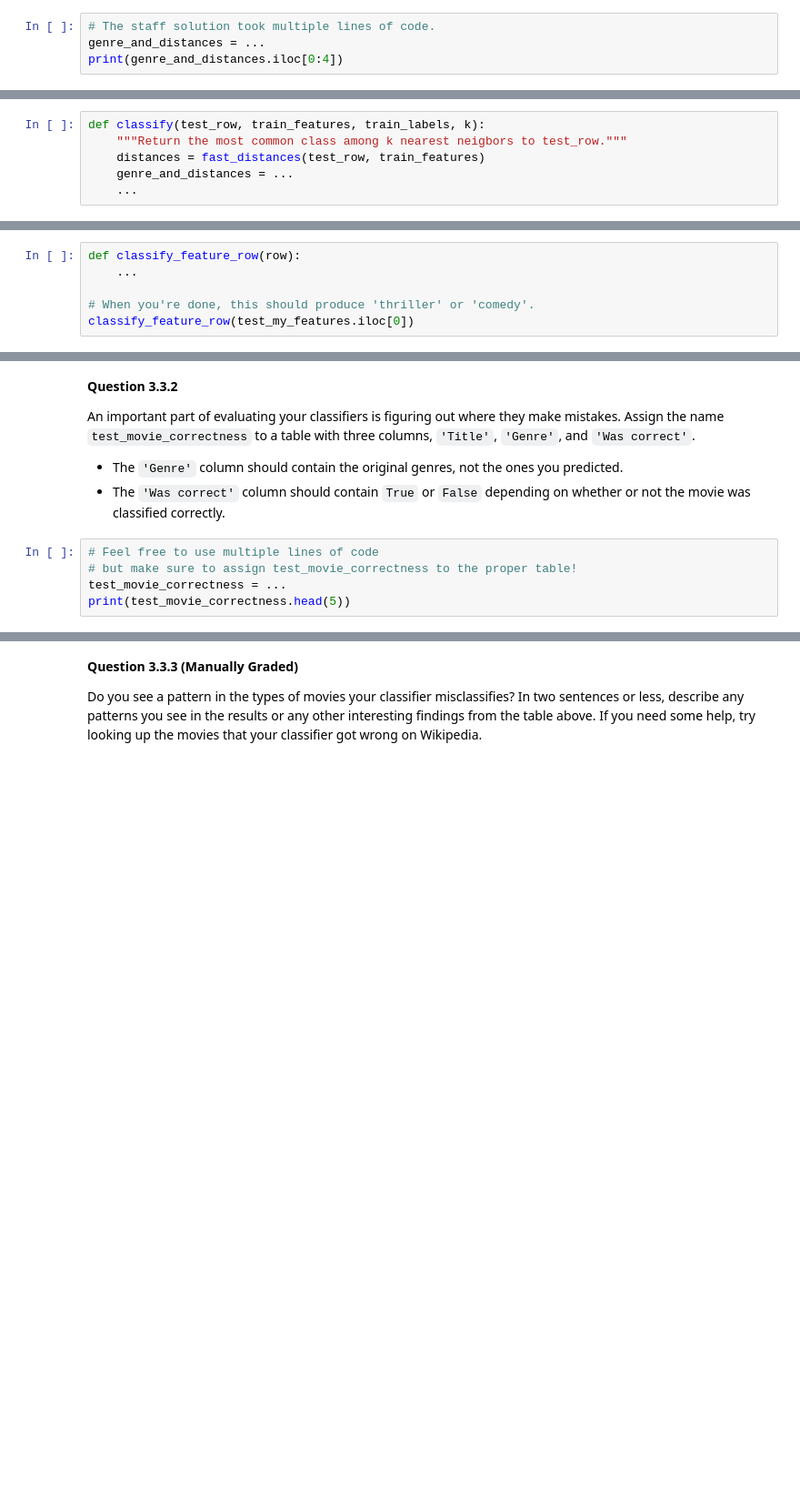
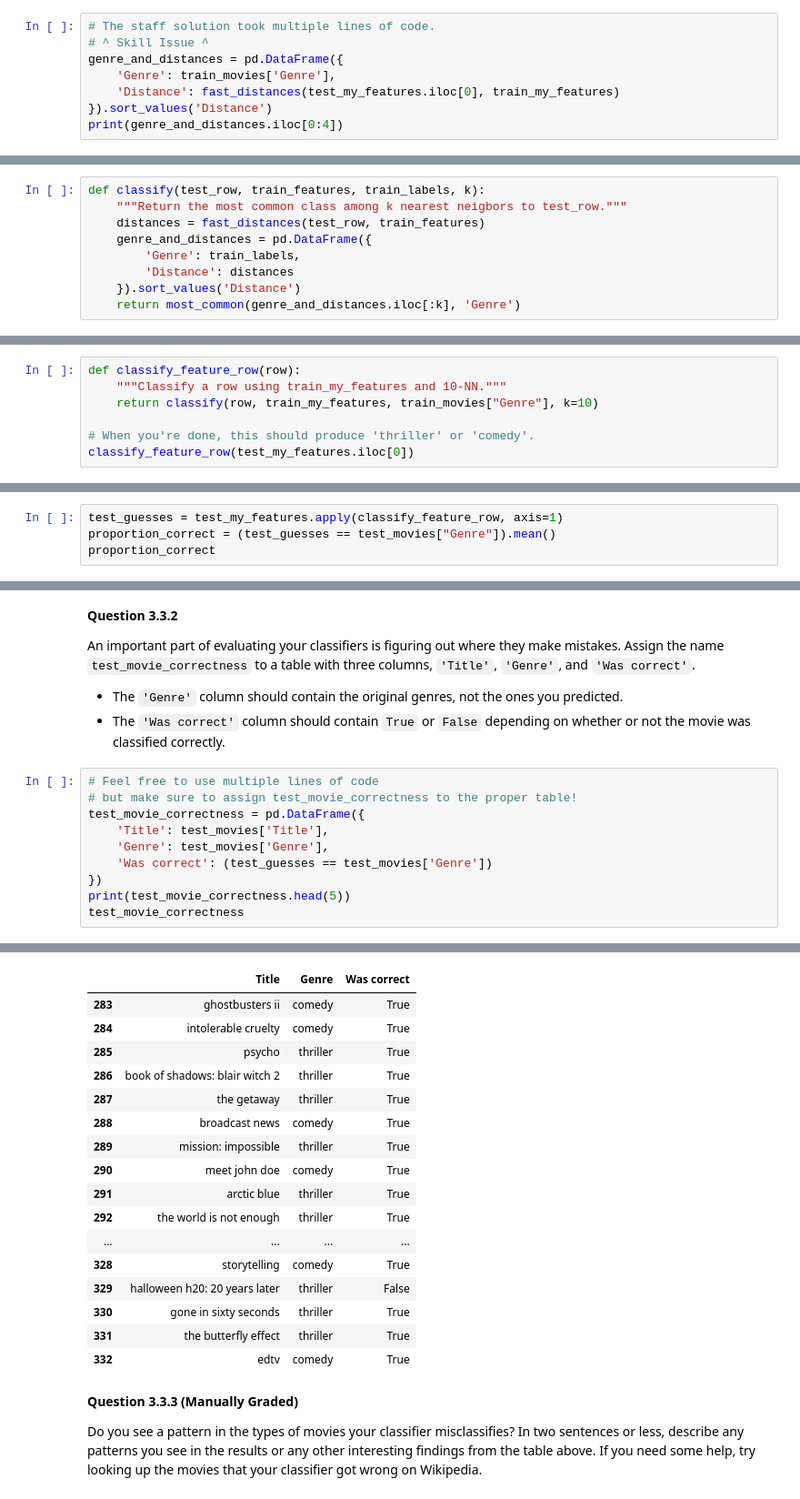
Before and after one commit to TheChroniclerr/CP322, a Jupyter notebook: Assignment_3.ipynb, the cells around one changed output, grey strips where cells are left out. Shown at 91% size. Drawn from its saved outputs; the diff is of its cells as text; blank space fills up the shorter version.

```diff
--- a/Assignment_3.ipynb
+++ b/Assignment_3.ipynb
@@ -568,5 +743,9 @@ Ensure that `genre_and_distances` is **sorted in ascending order by distance to
 *Hint:* Think about how you can use the variables you defined in 3.1.6.
 # %%
 # The staff solution took multiple lines of code.
-genre_and_distances = ...
+# ^ Skill Issue ^
+genre_and_distances = pd.DataFrame({
+    'Genre': train_movies['Genre'],
+    'Distance': fast_distances(test_my_features.iloc[0], train_my_features)
+}).sort_values('Distance')
 print(genre_and_distances.iloc[0:4])
@@ -603,8 +790,11 @@ It should return the class label that a `k`-nearest neighbor classifier picks fo
 def classify(test_row, train_features, train_labels, k):
     """Return the most common class among k nearest neigbors to test_row."""
     distances = fast_distances(test_row, train_features)
-    genre_and_distances = ...
-    ...
+    genre_and_distances = pd.DataFrame({
+        'Genre': train_labels,
+        'Distance': distances
+    }).sort_values('Distance')
+    return most_common(genre_and_distances.iloc[:k], 'Genre')
 # %% [markdown]
 **Question 3.2.2**
 
@@ -624,7 +816,8 @@ Finally, when we evaluate our classifier, it will be useful to have a classifica
 Create a classification function that takes as its argument a row containing your 10 features and classifies that row using the 10-nearest neighbors algorithm with `train_my_features` as its training set.
 # %%
 def classify_feature_row(row):
-    ...
+    """Classify a row using train_my_features and 10-NN."""
+    return classify(row, train_my_features, train_movies["Genre"], k=10)
 
 # When you're done, this should produce 'thriller' or 'comedy'.
 classify_feature_row(test_my_features.iloc[0])
@@ -642,0 +834,4 @@ proportion_correct
+# %%
+test_guesses = test_my_features.apply(classify_feature_row, axis=1)
+proportion_correct = (test_guesses == test_movies["Genre"]).mean()
+proportion_correct
@@ -650,5 +847,11 @@ An important part of evaluating your classifiers is figuring out where they make
 # %%
 # Feel free to use multiple lines of code
 # but make sure to assign test_movie_correctness to the proper table!
-test_movie_correctness = ...
+test_movie_correctness = pd.DataFrame({
+    'Title': test_movies['Title'],
+    'Genre': test_movies['Genre'],
+    'Was correct': (test_guesses == test_movies['Genre'])
+})
 print(test_movie_correctness.head(5))
+test_movie_correctness
+# %% [output]
@@ -655,3 +864,20 @@ print(test_movie_correctness.head(5))
+|  | Title | Genre | Was correct |
+| 283 | ghostbusters ii | comedy | True |
+| 284 | intolerable cruelty | comedy | True |
+| 285 | psycho | thriller | True |
+| 286 | book of shadows: blair witch 2 | thriller | True |
+| 287 | the getaway | thriller | True |
+| 288 | broadcast news | comedy | True |
+| 289 | mission: impossible | thriller | True |
+| 290 | meet john doe | comedy | True |
+| 291 | arctic blue | thriller | True |
+| 292 | the world is not enough | thriller | True |
+| ... | ... | ... | ... |
+| 328 | storytelling | comedy | True |
+| 329 | halloween h20: 20 years later | thriller | False |
+| 330 | gone in sixty seconds | thriller | True |
+| 331 | the butterfly effect | thriller | True |
+| 332 | edtv | comedy | True |
 # %% [markdown]
 **Question 3.3.3 (Manually Graded)**
 
```
Also changed, not shown: parts of 55 cells of this notebook.
